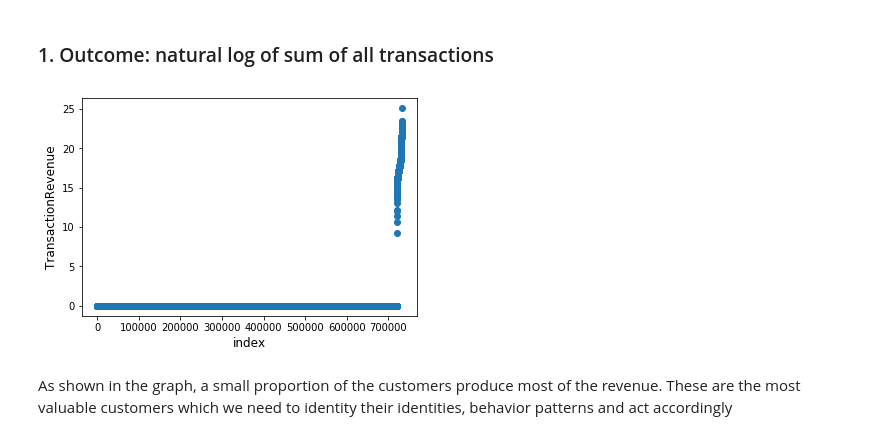
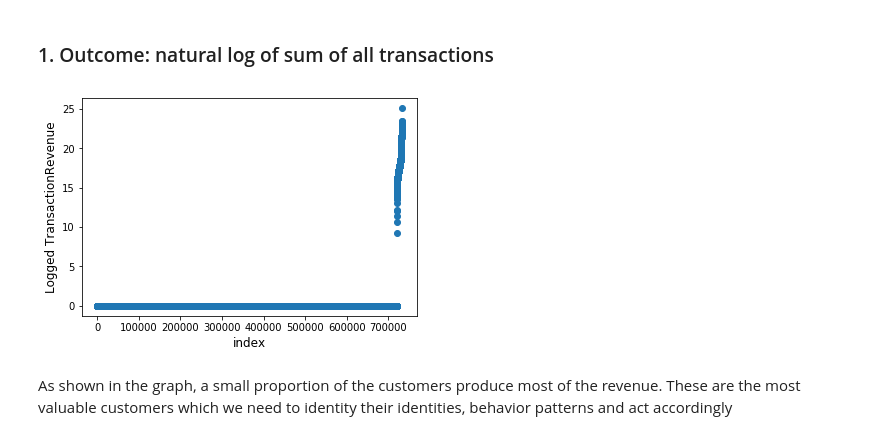
Before and after one commit to yifei-cw-wang/Google-Analytics-Customer-Value, a Jupyter notebook: Google Analytics Customer Value.ipynb, the cells around one changed output. Saved outputs shown, nothing was run; the diff lists cells and outputs as text; code cells hidden in the pictures.

```diff
--- a/Google Analytics Customer Value.ipynb
+++ b/Google Analytics Customer Value.ipynb
@@ -89,12 +89,12 @@ array(['Western Asia', 'Australasia', 'Southern Europe', 'Southeast Asia',
 # %%
 gdf = train.groupby('fullVisitorId').agg({'totals.transactionRevenue':'sum'}).reset_index()
 
 plt.scatter(range(gdf.shape[0]), np.sort(np.log1p(gdf["totals.transactionRevenue"].values)))
 plt.xlabel('index', fontsize = 12)
-plt.ylabel('TransactionRevenue', fontsize = 12)
+plt.ylabel('Logged TransactionRevenue', fontsize = 12)
 plt.show()
 # %% [output]
-[figure, old version]
+[figure, new version]
 # %% [markdown]
 As shown in the graph, a small proportion of the customers produce most of the revenue. These are the most valuable customers which we need to identity their identities, behavior patterns and act accordingly
 # %%
```
Also changed, not shown: parts of 11 cells of this notebook, 4 other files.
